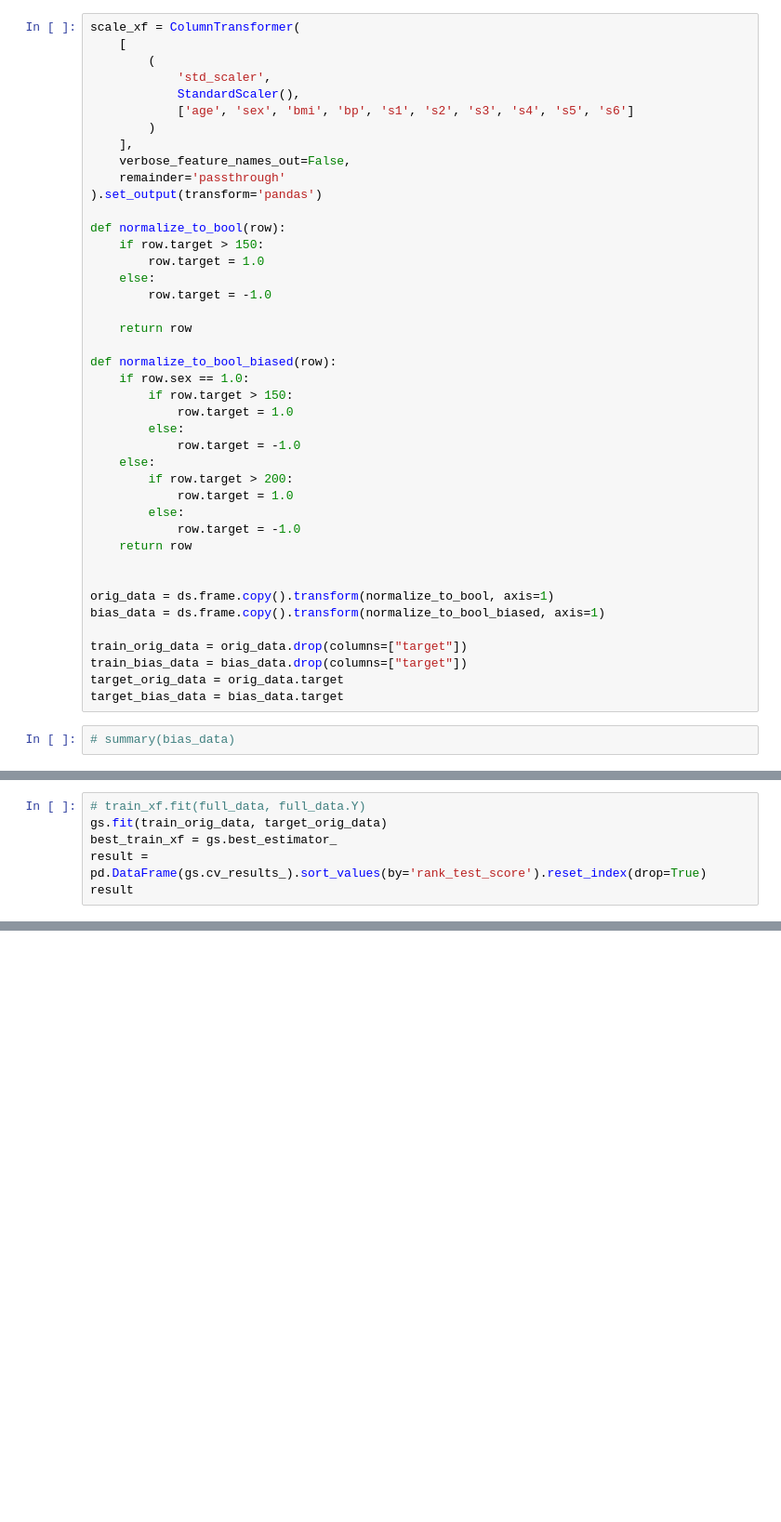
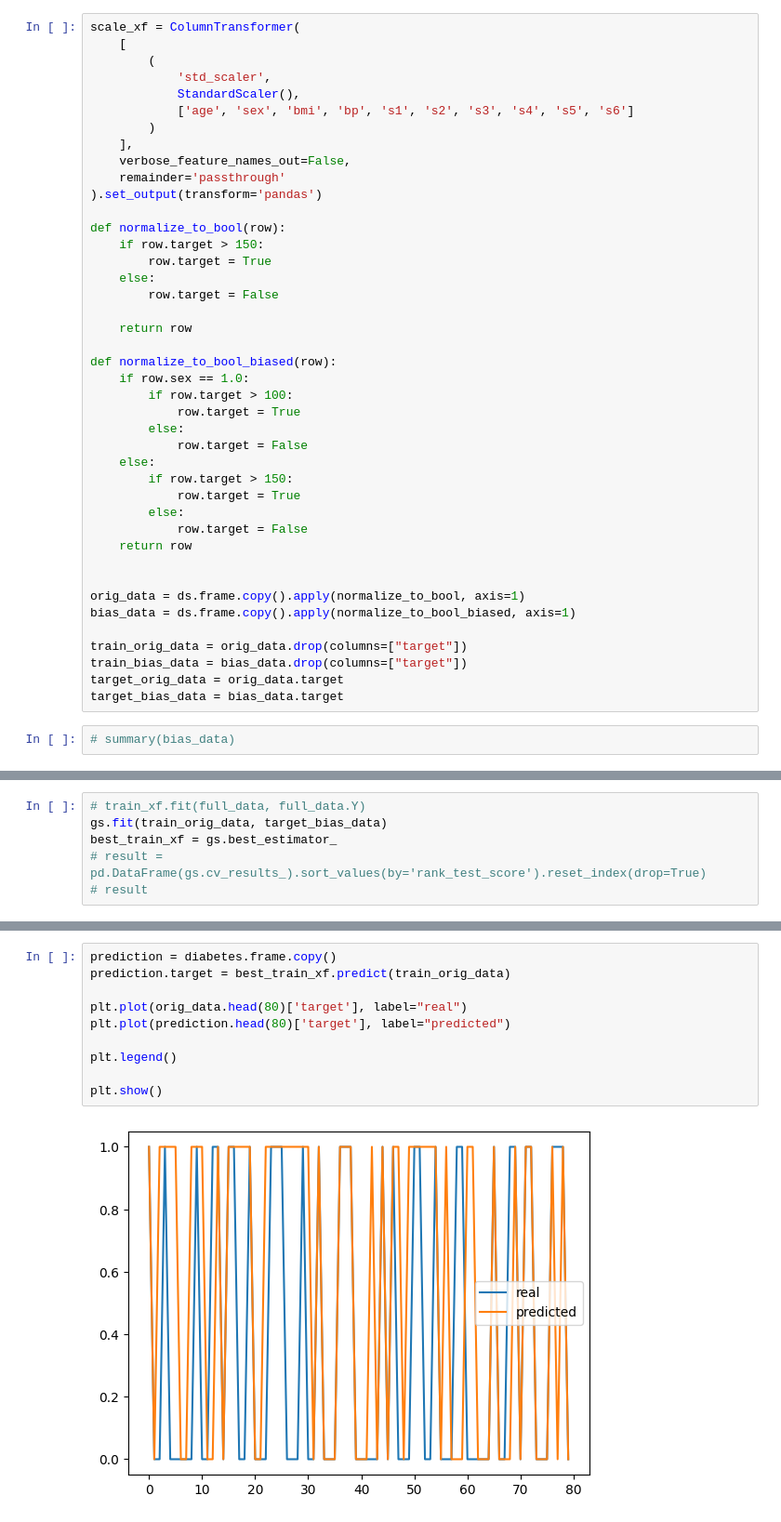
Before and after one commit to PIWEEK/ethicai, a Jupyter notebook: diabetes/Try3.ipynb, the cells around one changed output, grey strips where cells are left out. Shown at 93% size. Cells and saved outputs as stored; diff of their text form; blank space fills up the shorter version.

```diff
--- a/diabetes/Try3.ipynb
+++ b/diabetes/Try3.ipynb
@@ -57,28 +58,28 @@ scale_xf = ColumnTransformer(
 
 def normalize_to_bool(row):
     if row.target > 150:
-        row.target = 1.0
+        row.target = True
     else:
-        row.target = -1.0
+        row.target = False
 
     return row
 
 def normalize_to_bool_biased(row):
     if row.sex == 1.0:
+        if row.target > 100:
+            row.target = True
+        else:
+            row.target = False
+    else:
         if row.target > 150:
-            row.target = 1.0
+            row.target = True
         else:
-            row.target = -1.0
-    else:
-        if row.target > 200:
-            row.target = 1.0
-        else:
-            row.target = -1.0
+            row.target = False
     return row
 
 
-orig_data = ds.frame.copy().transform(normalize_to_bool, axis=1)
-bias_data = ds.frame.copy().transform(normalize_to_bool_biased, axis=1)
+orig_data = ds.frame.copy().apply(normalize_to_bool, axis=1)
+bias_data = ds.frame.copy().apply(normalize_to_bool_biased, axis=1)
 
 train_orig_data = orig_data.drop(columns=["target"])
 train_bias_data = bias_data.drop(columns=["target"])
@@ -128,9 +129,9 @@ gs = GridSearchCV(
 )
 # %%
 # train_xf.fit(full_data, full_data.Y)
-gs.fit(train_orig_data, target_orig_data)
+gs.fit(train_orig_data, target_bias_data)
 best_train_xf = gs.best_estimator_
-result = pd.DataFrame(gs.cv_results_).sort_values(by='rank_test_score').reset_index(drop=True)
-result
+# result = pd.DataFrame(gs.cv_results_).sort_values(by='rank_test_score').reset_index(drop=True)
+# result
 # %% [output]
 Fitting 5 folds for each of 27 candidates, totalling 135 fits
@@ -225,0 +184,12 @@ display(aggr)
+# %%
+prediction = diabetes.frame.copy()
+prediction.target = best_train_xf.predict(train_orig_data)
+
+plt.plot(orig_data.head(80)['target'], label="real")
+plt.plot(prediction.head(80)['target'], label="predicted")
+
+plt.legend()
+
+plt.show()
+# %% [output]
+[figure, added]
```
Also changed, not shown: parts of 7 cells of this notebook.
